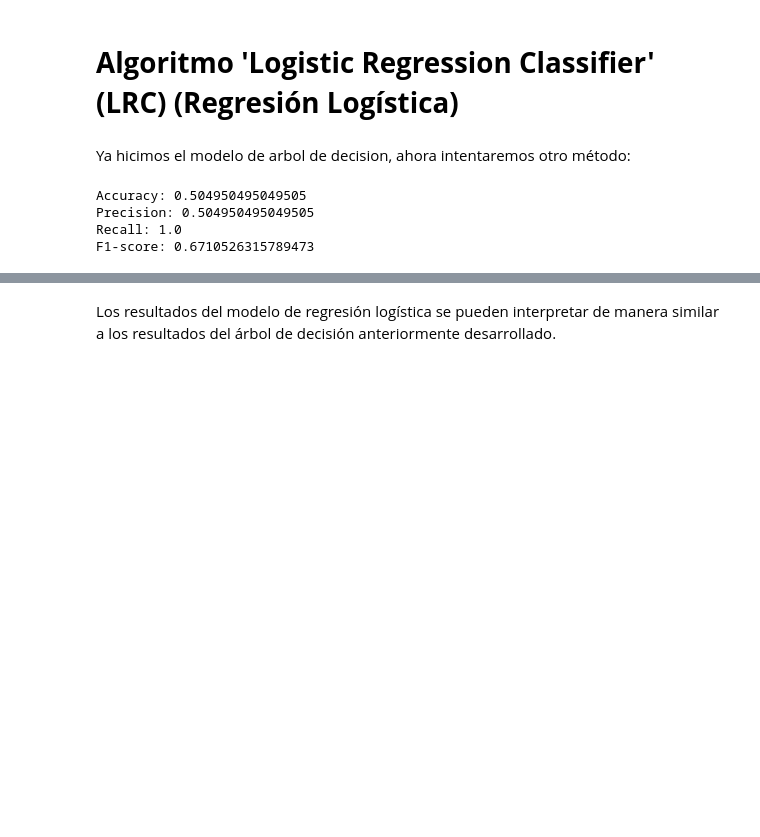
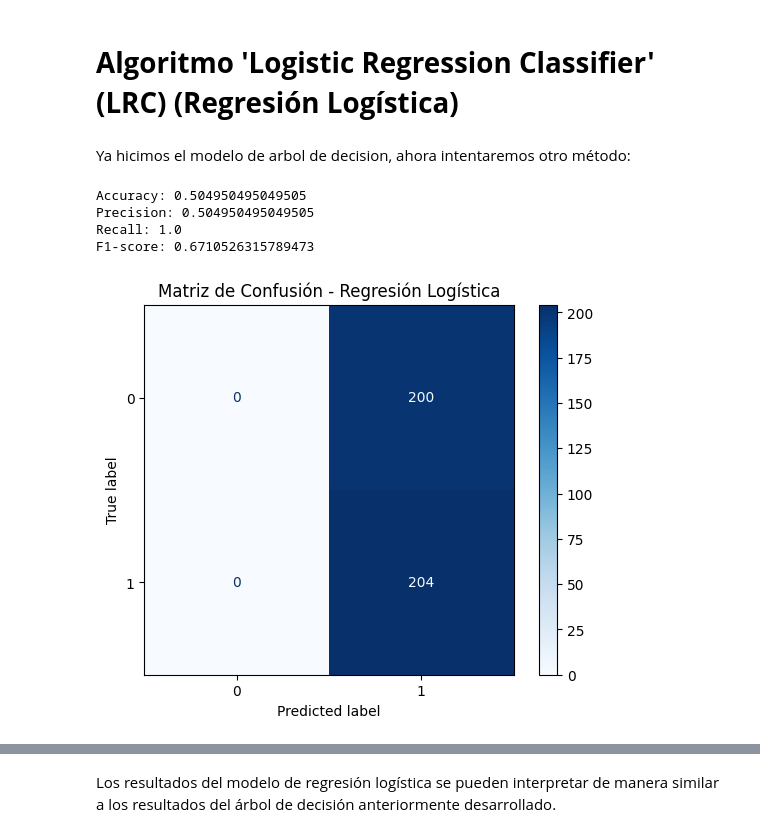
Before and after one commit to nicolasero87/PPL_ALTAS, a Jupyter notebook: 27. Spotify Songs Atributes_Nicolas_Román.ipynb, the cells around one changed output, grey strips where cells are left out. Cells and saved outputs as stored; diff of their text form; code cells hidden in the pictures; blank space fills up the shorter version.

```diff
--- a/27. Spotify Songs Atributes_Nicolas_Román.ipynb
+++ b/27. Spotify Songs Atributes_Nicolas_Román.ipynb
@@ -1189,24 +1194,39 @@ Ya hicimos el modelo de arbol de decision, ahora intentaremos otro método:
 # %%
 from sklearn.linear_model import LogisticRegression
 from sklearn.metrics import accuracy_score, precision_score, recall_score, f1_score
-
+from sklearn.metrics import confusion_matrix, ConfusionMatrixDisplay
 
 # crear el modelo regresion logistica
 lrc_model = LogisticRegression(random_state=42)
 
 # entrenar el modelo
 lrc_model.fit(X_train, y_train)
 
 # hacer predicciones con el data set de testeo
 y_pred_lrc = lrc_model.predict(X_test)
 
 # Evaluar el modelo
 print(f'Accuracy: {accuracy_score(y_test, y_pred_lrc)}')
 print(f'Precision: {precision_score(y_test, y_pred_lrc)}')
 print(f'Recall: {recall_score(y_test, y_pred_lrc)}')
 print(f'F1-score: {f1_score(y_test, y_pred_lrc)}')
+
+import matplotlib.pyplot as plt
+from sklearn.metrics import confusion_matrix, ConfusionMatrixDisplay
+
+# Calcular la matriz de confusión
+cm = confusion_matrix(y_test, y_pred_lrc)
+
+# Crear una visualización de la matriz de confusión
+disp = ConfusionMatrixDisplay(confusion_matrix=cm)
+
+# Visualizar la matriz de confusión
+disp.plot(cmap=plt.cm.Blues)
+plt.title('Matriz de Confusión - Regresión Logística')
+plt.show()
 # %% [output]
 Accuracy: 0.504950495049505
 Precision: 0.504950495049505
 Recall: 1.0
 F1-score: 0.6710526315789473
+[figure, added]
```
Also changed, not shown: parts of 15 cells of this notebook.
